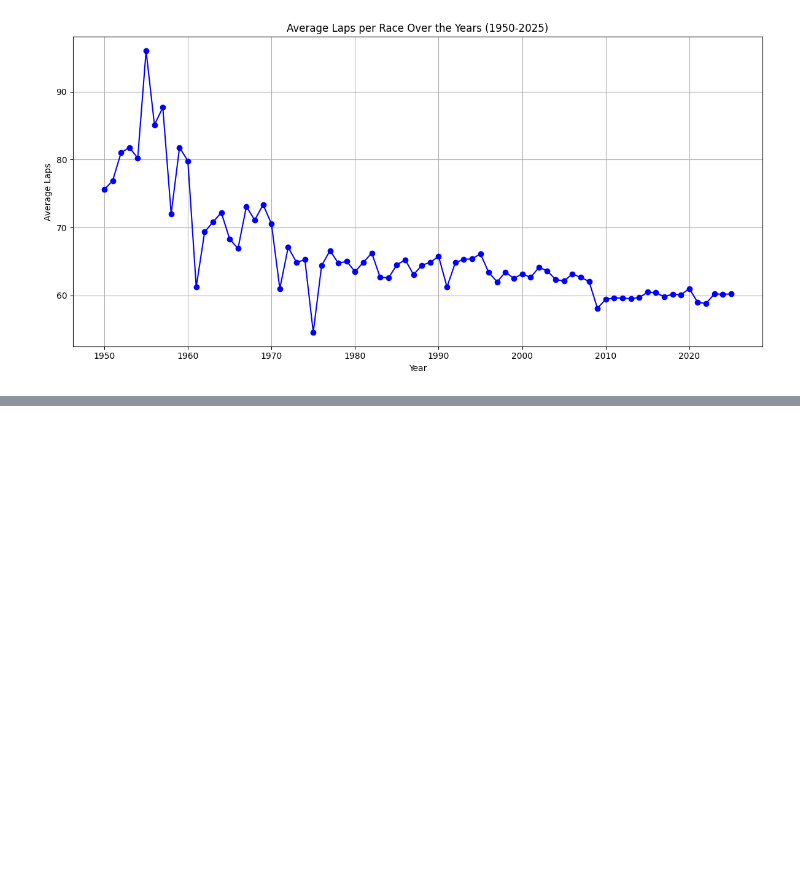
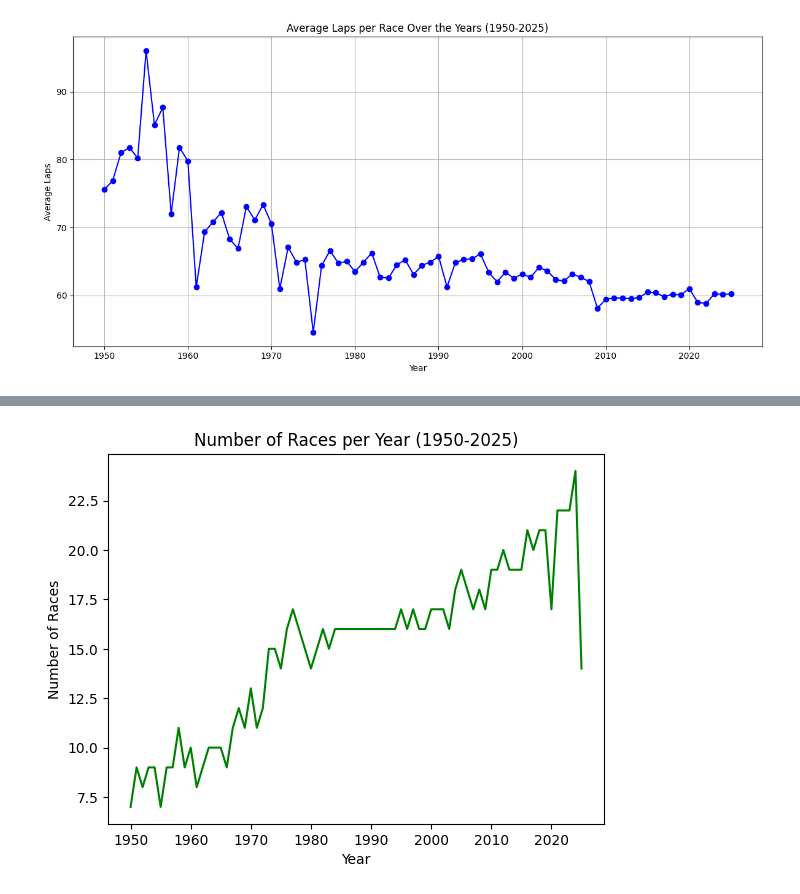
Before and after one commit to kxrrym03/Formula1-Analysis-, a Jupyter notebook: Formula1.ipynb, the cells around one changed output, grey strips where cells are left out. Drawn from its saved outputs; the diff is of its cells as text; code cells hidden in the pictures; blank space fills up the shorter version.

```diff
--- a/Formula1.ipynb
+++ b/Formula1.ipynb
@@ -155,0 +206,12 @@ plt.show()
+# %%
+# Wins per year
+wins_per_year = df.groupby('year')['grand_prix'].count()
+
+plt.figure()
+sns.lineplot(x=wins_per_year.index, y=wins_per_year.values, color="green")
+plt.title("Number of Races per Year (1950-2025)")
+plt.xlabel("Year")
+plt.ylabel("Number of Races")
+plt.show()
+# %% [output]
+[figure, added]
```
Also changed, not shown: parts of 10 cells of this notebook.
